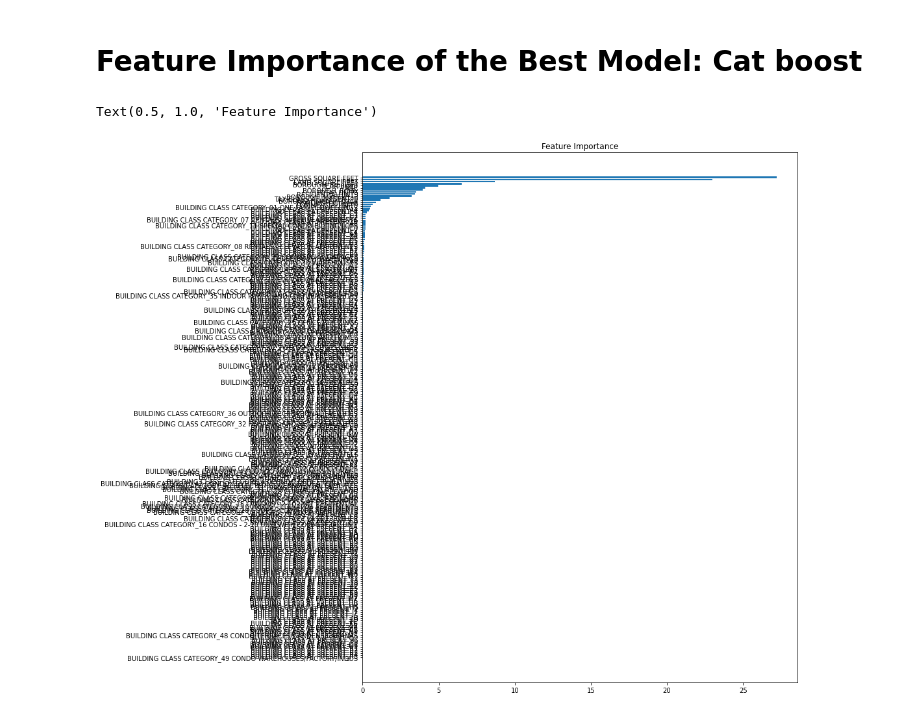
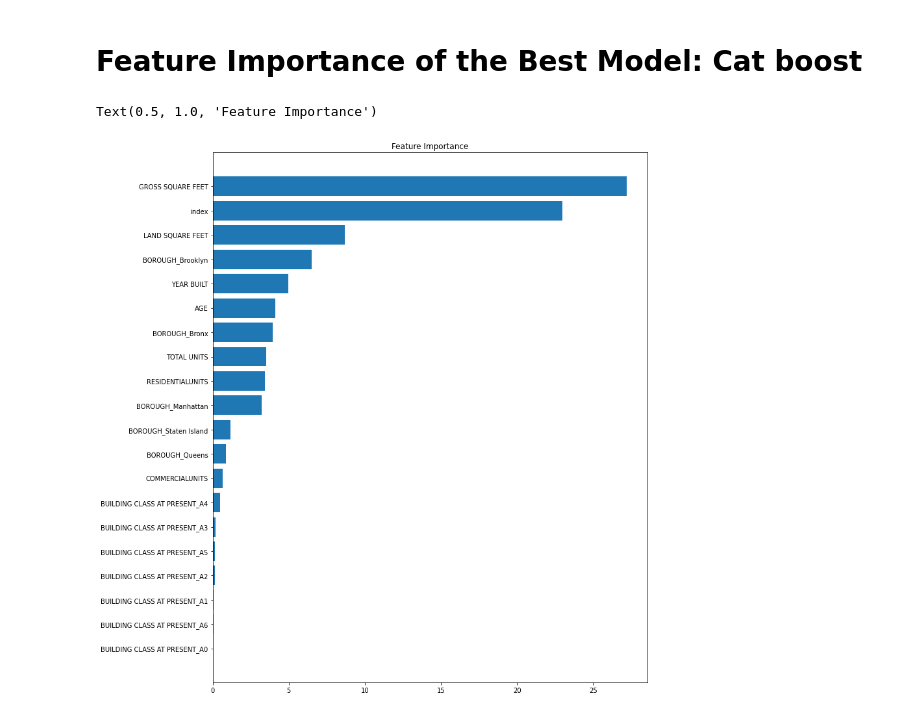
Before and after one commit to neveram/NYC-Housing-Price-Prediction, a Jupyter notebook: NYC Housing Price Prediction.ipynb, the cells around one changed output. Drawn from its saved outputs; the diff is of its cells as text; code cells hidden in the pictures.

```diff
--- a/NYC Housing Price Prediction.ipynb
+++ b/NYC Housing Price Prediction.ipynb
@@ -1014,12 +1014,12 @@ sns.heatmap(mtr, mask= mask, annot=True, annot_kws={"size": 10});
 # %% [markdown]
 # Feature Importance of the Best Model: Cat boost
 # %%
-feature_importance = modelcat.feature_importances_
+feature_importance = modelcat.feature_importances_[:20]
 sorted_idx = np.argsort(feature_importance)
 fig = plt.figure(figsize=(12, 15))
 plt.barh(range(len(sorted_idx)), feature_importance[sorted_idx], align='center')
 plt.yticks(range(len(sorted_idx)), np.array(X_test.columns)[sorted_idx])
 plt.title('Feature Importance')
 # %% [output]
 Text(0.5, 1.0, 'Feature Importance')
-[figure, old version]
+[figure, new version]
```
Also changed, not shown: parts of 10 cells of this notebook.
